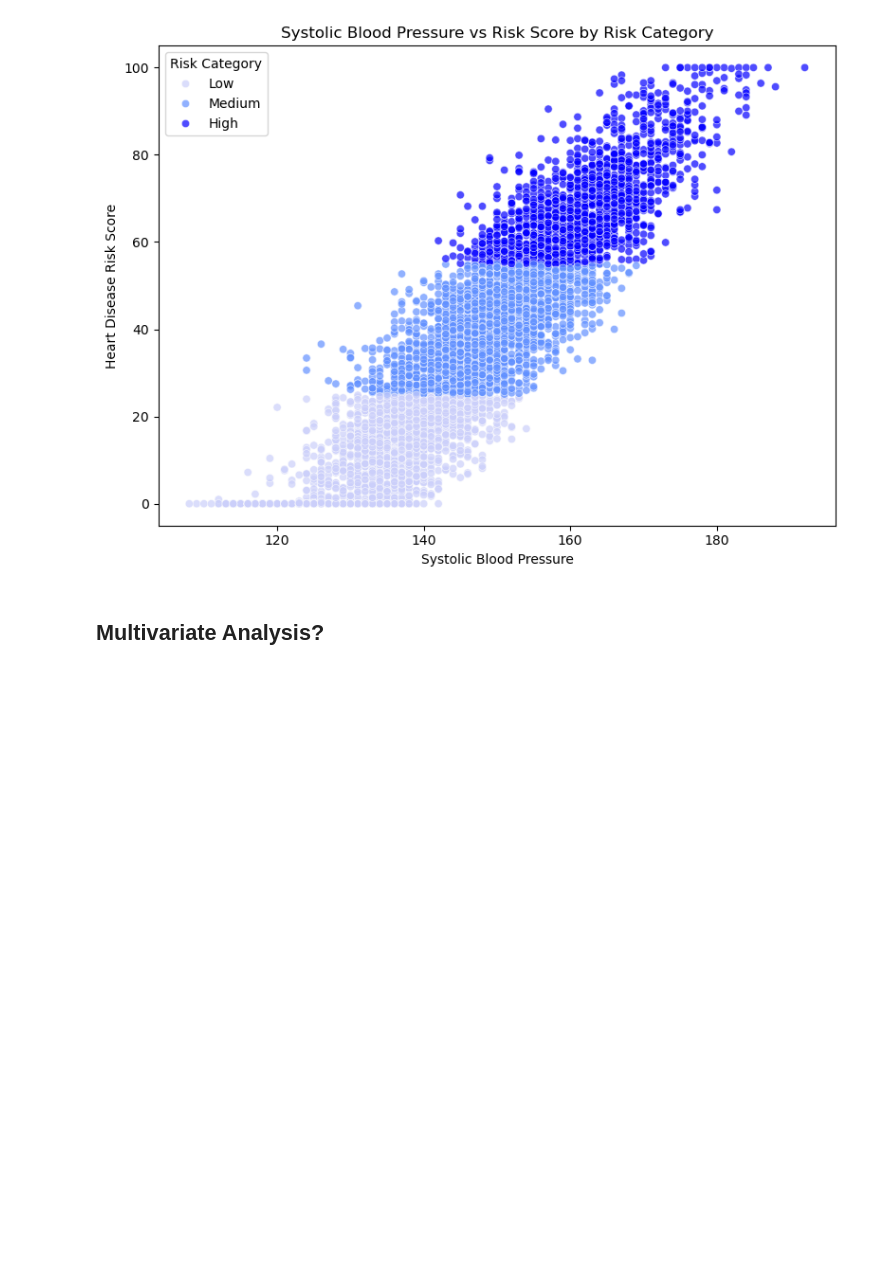
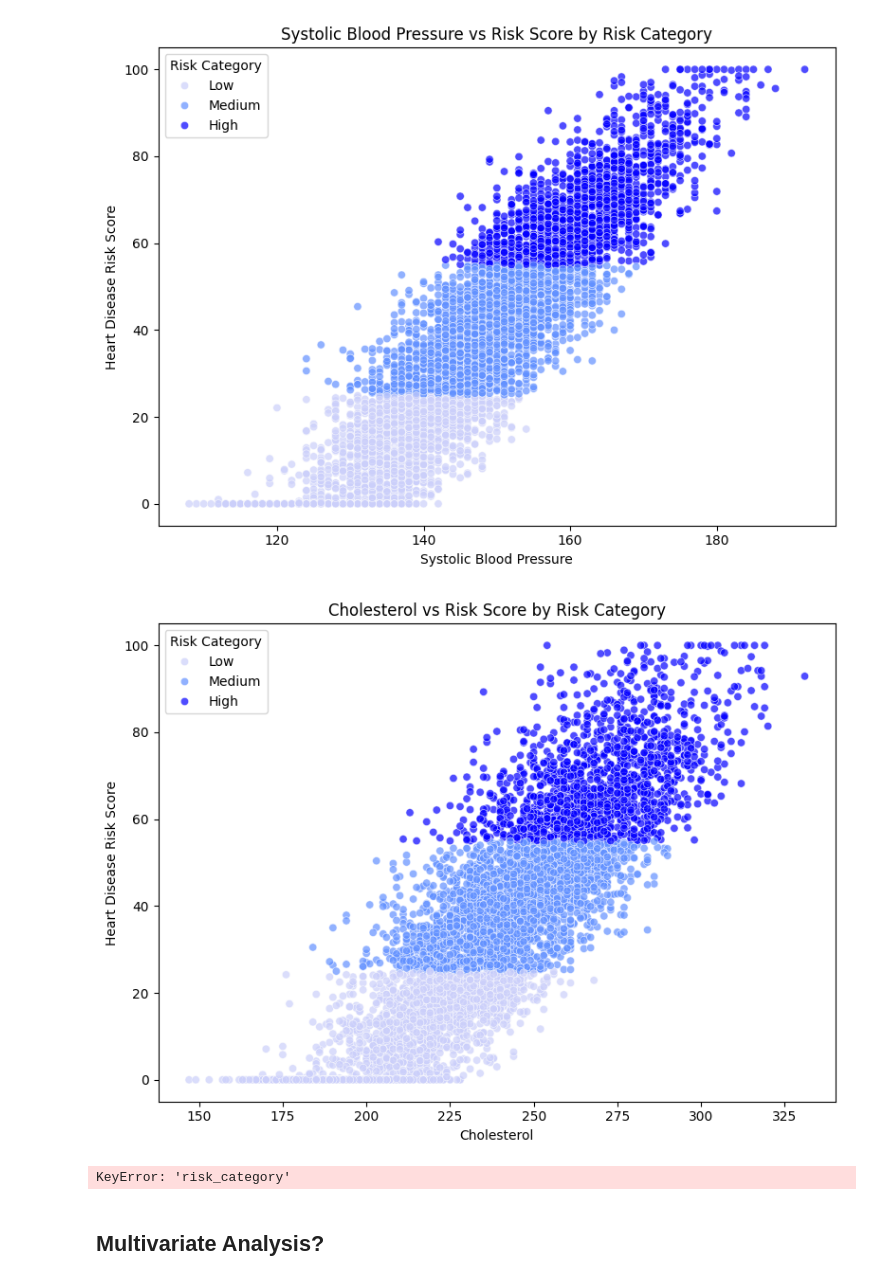
Before and after one commit to maxhaus31/Machine_Learning_HeartDiseaseDetection, a Jupyter notebook: 01_ExploratoryDataAnalysis.ipynb, the cells around one changed output. Saved outputs shown, nothing was run; the diff lists cells and outputs as text; code cells hidden in the pictures; blank space fills up the shorter version.

```diff
--- a/01_ExploratoryDataAnalysis.ipynb
+++ b/01_ExploratoryDataAnalysis.ipynb
@@ -403,5 +403,63 @@ plt.tight_layout()
 plt.show()
 # %% [output]
 [figure]
+# %%
+# Cholesterol vs Risk Category Scatter Plot
+plt.figure(figsize=(8, 6))
+sns.scatterplot(
+    data=df,
+    x='cholesterol_mg_dl',
+    y='heart_disease_risk_score',
+    hue='risk_category',
+    hue_order=['Low', 'Medium', 'High'],   # or ['High','Medium','Low'] if you prefer
+    palette=risk_palette,
+    alpha=0.7
+)
+plt.title('Cholesterol vs Risk Score by Risk Category')
+plt.xlabel('Cholesterol')
+plt.ylabel('Heart Disease Risk Score')
+plt.legend(title='Risk Category')
+plt.tight_layout()
+plt.show()
+# %% [output]
+[figure, added]
+# %%
+import seaborn as sns
+import matplotlib.pyplot as plt
+import pandas as pd
+
+# ── 1. Get top 5 features correlated with target ───────────────────────────
+target = "risk_category"
+
+top_features = (
+    df.corr(numeric_only=True)[target]  # ← fix: skip non-numeric columns
+    .drop(target)
+    .abs()
+    .sort_values(ascending=False)
+    .head(5)
+    .index
+    .tolist()
+)
+
+print("Top 5 correlated features:", top_features)
+
+# ── 2. Subset df with top features + target ────────────────────────────────
+cols_to_plot = top_features + [target]
+df_subset = df[cols_to_plot].copy()
+df_subset[target] = df_subset[target].astype(str)  # hue works better as string/category
+
+# ── 3. Pairplot ────────────────────────────────────────────────────────────
+sns.pairplot(
+    df_subset,
+    hue=target,             # colour by target class
+    diag_kind="kde",        # KDE on the diagonal (distribution per class)
+    plot_kws={"alpha": 0.5, "s": 30},
+    palette="Set1"
+)
+plt.suptitle("Pairplot of Top 5 Correlated Features", y=1.02, fontsize=14)
+plt.tight_layout()
+plt.show()
+# %% [output]
+KeyError: 'risk_category'
 # %% [markdown]
 ## Multivariate Analysis?
```
Also changed, not shown: parts of 7 cells of this notebook.
